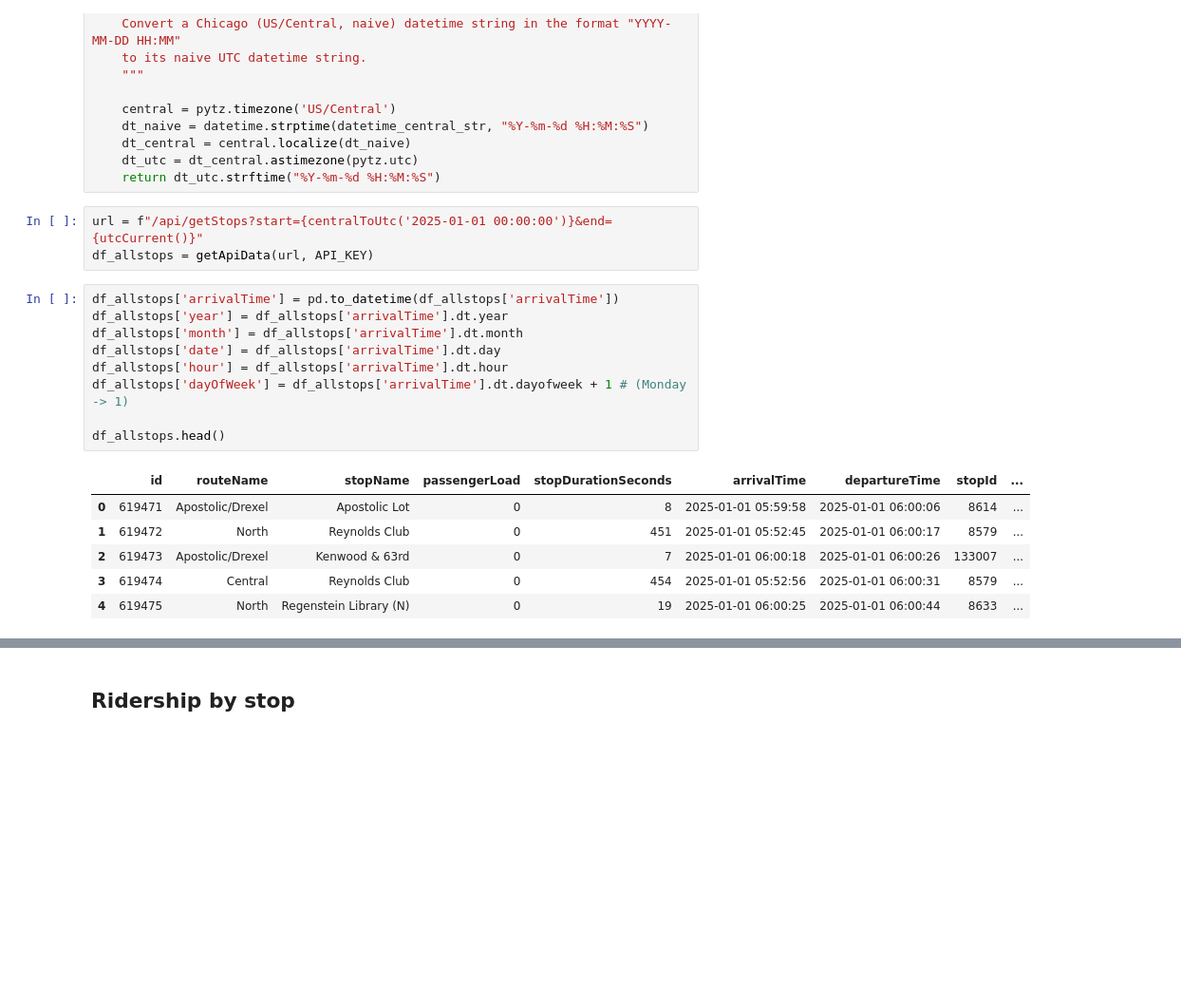
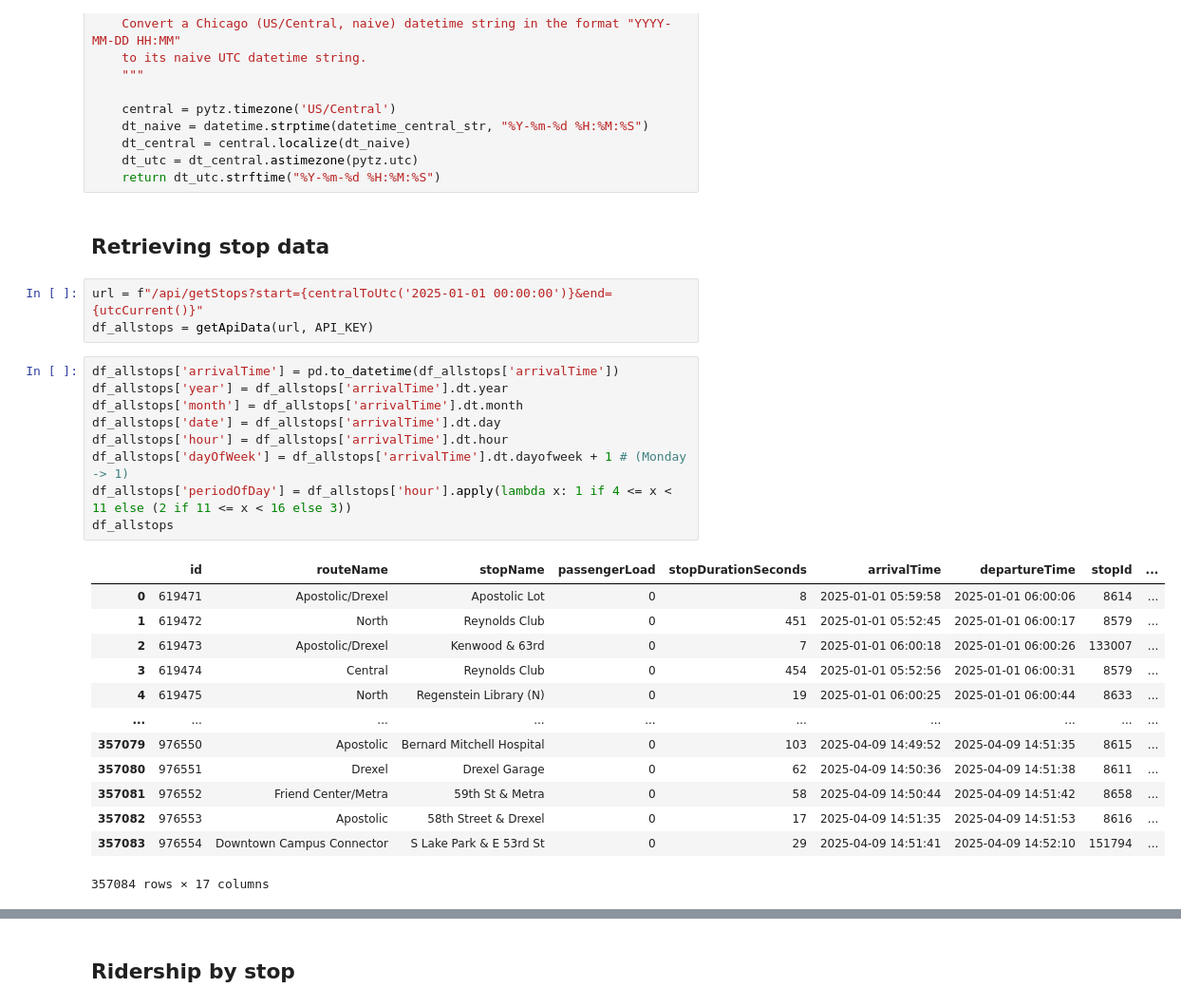
Before and after one commit to chicagomaroon/data-visualizations, a Jupyter notebook: 2025/ugo-shuttle-analysis/data/shuttle-headway.ipynb, the cells around one changed output, grey strips where cells are left out. Shown: that part at 95% size. Cells and saved outputs as stored; diff of their text form; blank space fills up the shorter version.

```diff
--- a/2025/ugo-shuttle-analysis/data/shuttle-headway.ipynb
+++ b/2025/ugo-shuttle-analysis/data/shuttle-headway.ipynb
@@ -66,22 +68,31 @@ def centralToUtc(datetime_central_str):
     dt_central = central.localize(dt_naive)
     dt_utc = dt_central.astimezone(pytz.utc)
     return dt_utc.strftime("%Y-%m-%d %H:%M:%S")
+# %% [markdown]
+## Retrieving stop data
 # %%
 url = f"/api/getStops?start={centralToUtc('2025-01-01 00:00:00')}&end={utcCurrent()}"
 df_allstops = getApiData(url, API_KEY)
 # %%
 df_allstops['arrivalTime'] = pd.to_datetime(df_allstops['arrivalTime'])
 df_allstops['year'] = df_allstops['arrivalTime'].dt.year
 df_allstops['month'] = df_allstops['arrivalTime'].dt.month
 df_allstops['date'] = df_allstops['arrivalTime'].dt.day
 df_allstops['hour'] = df_allstops['arrivalTime'].dt.hour
 df_allstops['dayOfWeek'] = df_allstops['arrivalTime'].dt.dayofweek + 1 # (Monday -> 1)
-
-df_allstops.head()
+df_allstops['periodOfDay'] = df_allstops['hour'].apply(lambda x: 1 if 4 <= x < 11 else (2 if 11 <= x < 16 else 3))
+df_allstops
 # %% [output]
 |  | id | routeName | stopName | passengerLoad | stopDurationSeconds | arrivalTime | departureTime | stopId | ... |
 | 0 | 619471 | Apostolic/Drexel | Apostolic Lot | 0 | 8 | 2025-01-01 05:59:58 | 2025-01-01 06:00:06 | 8614 | ... |
 | 1 | 619472 | North | Reynolds Club | 0 | 451 | 2025-01-01 05:52:45 | 2025-01-01 06:00:17 | 8579 | ... |
 | 2 | 619473 | Apostolic/Drexel | Kenwood & 63rd | 0 | 7 | 2025-01-01 06:00:18 | 2025-01-01 06:00:26 | 133007 | ... |
 | 3 | 619474 | Central | Reynolds Club | 0 | 454 | 2025-01-01 05:52:56 | 2025-01-01 06:00:31 | 8579 | ... |
 | 4 | 619475 | North | Regenstein Library (N) | 0 | 19 | 2025-01-01 06:00:25 | 2025-01-01 06:00:44 | 8633 | ... |
+| ... | ... | ... | ... | ... | ... | ... | ... | ... | ... |
+| 357079 | 976550 | Apostolic | Bernard Mitchell Hospital | 0 | 103 | 2025-04-09 14:49:52 | 2025-04-09 14:51:35 | 8615 | ... |
+| 357080 | 976551 | Drexel | Drexel Garage | 0 | 62 | 2025-04-09 14:50:36 | 2025-04-09 14:51:38 | 8611 | ... |
+| 357081 | 976552 | Friend Center/Metra | 59th St & Metra | 0 | 58 | 2025-04-09 14:50:44 | 2025-04-09 14:51:42 | 8658 | ... |
+| 357082 | 976553 | Apostolic | 58th Street & Drexel | 0 | 17 | 2025-04-09 14:51:35 | 2025-04-09 14:51:53 | 8616 | ... |
+| 357083 | 976554 | Downtown Campus Connector | S Lake Park & E 53rd St | 0 | 29 | 2025-04-09 14:51:41 | 2025-04-09 14:52:10 | 151794 | ... |
+357084 rows × 17 columns
```
Also changed, not shown: parts of 7 cells of this notebook.
